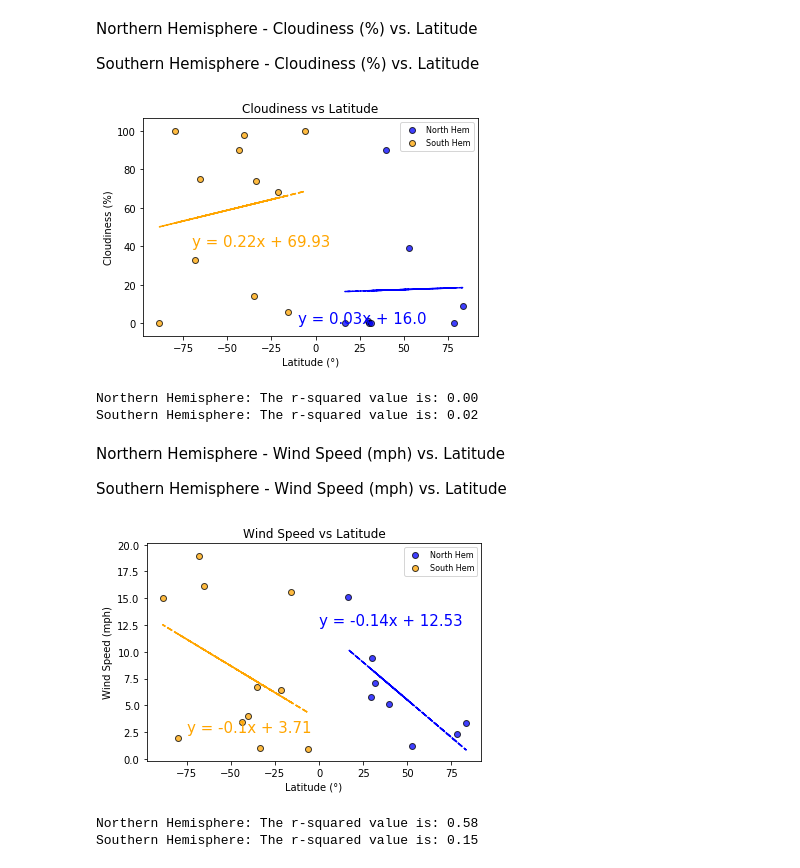
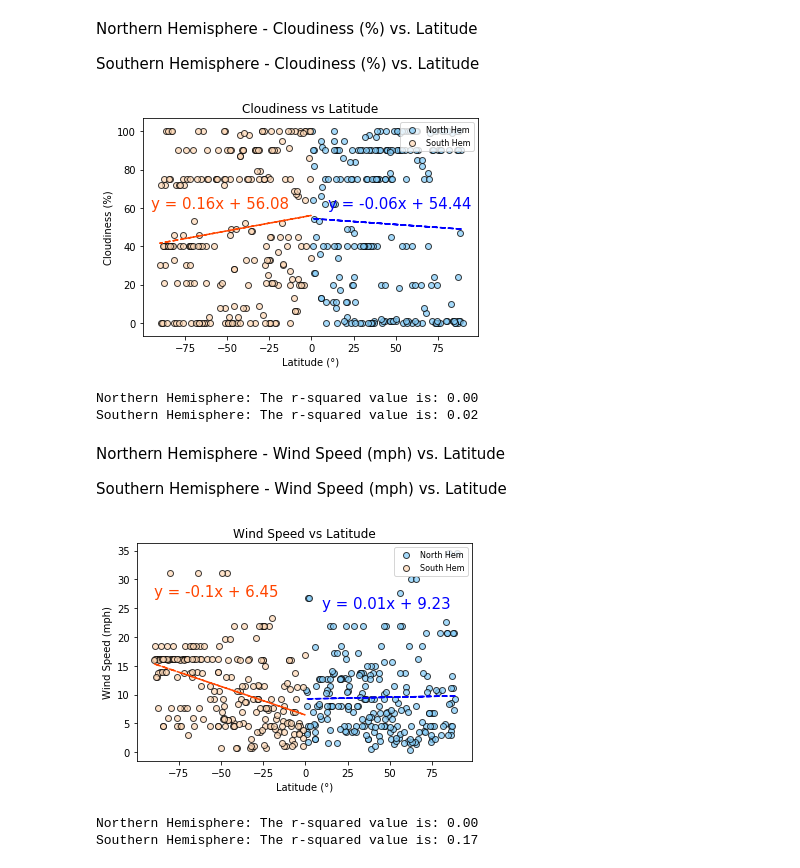
Before and after one commit to annabelcheong/python-api-challenge, a Jupyter notebook: WeatherPy/WeatherPy.ipynb, the cells around one changed output. Saved outputs shown, nothing was run; the diff lists cells and outputs as text; code cells hidden in the pictures.

```diff
--- a/WeatherPy/WeatherPy.ipynb
+++ b/WeatherPy/WeatherPy.ipynb
@@ -81,7 +95,7 @@ cloud_list=[] #Cloudiness
 winds_list=[] #windspeed
 
 
-for x in range(20):
+for x in range(500):
 
     #Random pick of latitude between -90 and 90 deg
     #Save latitudes into list "lat_list"
@@ -608,8 +604,8 @@ regress_values2 = x2_values * slope2 + intercept2 #south hem
 line_eq1 = "y = " + str(round(slope1,2)) + "x + " + str(round(intercept1,2)) #north hem
 line_eq2 = "y = " + str(round(slope2,2)) + "x + " + str(round(intercept2,2)) #south hem
 #Make a scatter plot
-n_graph=plt.scatter(x1_values, y1_values, marker="o", facecolors="blue", edgecolors="black", alpha=0.75,label="North Hem"); #north hem
-s_graph=plt.scatter(x2_values, y2_values, marker="o", facecolors="orange", edgecolors="black", alpha=0.75,label="South Hem"); #south hem
+n_graph=plt.scatter(x1_values, y1_values, marker="o", facecolors="lightskyblue", edgecolors="black", alpha=0.75,label="North Hem"); #north hem
+s_graph=plt.scatter(x2_values, y2_values, marker="o", facecolors="peachpuff", edgecolors="black", alpha=0.75,label="South Hem"); #south hem
 # # The y limits of our scatter plot
 # plt.ylim(min(y1_values)-5, max(y1_values)+5) #north hem
 # plt.ylim(min(y1_values)-5, max(y1_values)+5) #south hem
@@ -618,10 +614,10 @@ s_graph=plt.scatter(x2_values, y2_values, marker="o", facecolors="orange", edgec
 # plt.xlim(min(x2_values)-5, max(x2_values)+5) #south hem
 # #Plot linear regression model
 plt.plot(x1_values,regress_values1,"--",color="blue") #north hem
-plt.plot(x2_values,regress_values2,"--",color="orange") #south hem
+plt.plot(x2_values,regress_values2,"--",color="orangered") #south hem
 #Annotate the linear eqn y=mx+c
-plt.annotate(line_eq1,(-10,0),fontsize=15,color="blue") #north hem
-plt.annotate(line_eq2,(-70,40),fontsize=15,color="orange") #south hem
+plt.annotate(line_eq1,(10,60),fontsize=15,color="blue") #north hem
+plt.annotate(line_eq2,(-95,60),fontsize=15,color="orangered") #south hem
 
 #Label title, x-axis and y-axis
 plt.title("Cloudiness vs Latitude")
@@ -638,7 +634,7 @@ plt.show()
 print(f"Northern Hemisphere: The r-squared value is: {rvalue1**2:.2f}") #north hem
 print(f"Southern Hemisphere: The r-squared value is: {rvalue2**2:.2f}") #south hem
 # %% [output]
-[figure, old version]
+[figure, new version]
 Northern Hemisphere: The r-squared value is: 0.00
 Southern Hemisphere: The r-squared value is: 0.02
 # %% [markdown]
@@ -665,38 +661,38 @@ y2_values = south_df["Wind Speed"] #south hem
 regress_values1 = x1_values * slope1 + intercept1 #north hem
 regress_values2 = x2_values * slope2 + intercept2 #south hem
 line_eq1 = "y = " + str(round(slope1,2)) + "x + " + str(round(intercept1,2)) #north hem
 line_eq2 = "y = " + str(round(slope2,2)) + "x + " + str(round(intercept2,2)) #south hem
 #Make a scatter plot
-n_graph=plt.scatter(x1_values, y1_values, marker="o", facecolors="blue", edgecolors="black", alpha=0.75,label="North Hem"); #north hem
-s_graph=plt.scatter(x2_values, y2_values, marker="o", facecolors="orange", edgecolors="black", alpha=0.75,label="South Hem"); #south hem
+n_graph=plt.scatter(x1_values, y1_values, marker="o", facecolors="lightskyblue", edgecolors="black", alpha=0.75,label="North Hem"); #north hem
+s_graph=plt.scatter(x2_values, y2_values, marker="o", facecolors="peachpuff", edgecolors="black", alpha=0.75,label="South Hem"); #south hem
 # # The y limits of our scatter plot
 # plt.ylim(min(y1_values)-5, max(y1_values)+5) #north hem
 # plt.ylim(min(y1_values)-5, max(y1_values)+5) #south hem
 # # The x limits of our scatter plot
 # plt.xlim(min(x1_values)-5, max(x1_values)+5) #north hem
 # plt.xlim(min(x2_values)-5, max(x2_values)+5) #south hem
 # #Plot linear regression model
 plt.plot(x1_values,regress_values1,"--",color="blue") #north hem
-plt.plot(x2_values,regress_values2,"--",color="orange") #south hem
+plt.plot(x2_values,regress_values2,"--",color="orangered") #south hem
 #Annotate the linear eqn y=mx+c
-plt.annotate(line_eq1,(0,12.5),fontsize=15,color="blue") #north hem
-plt.annotate(line_eq2,(-75,2.5),fontsize=15,color="orange") #south hem
+plt.annotate(line_eq1,(10,25),fontsize=15,color="blue") #north hem
+plt.annotate(line_eq2,(-90,27),fontsize=15,color="orangered") #south hem
 
 #Label title, x-axis and y-axis
 plt.title("Wind Speed vs Latitude")
 plt.xlabel("Latitude (°)")
 plt.ylabel("Wind Speed (mph)")
 
 #Plot legend
 plt.legend(loc="upper right",fontsize=8)
 
 #Show plot
 plt.show()
 
 #Pearson's R Value
 print(f"Northern Hemisphere: The r-squared value is: {rvalue1**2:.2f}") #north hem
 print(f"Southern Hemisphere: The r-squared value is: {rvalue2**2:.2f}") #south hem
 # %% [output]
-[figure, old version]
+[figure, new version]
-Northern Hemisphere: The r-squared value is: 0.58
-Southern Hemisphere: The r-squared value is: 0.15
+Northern Hemisphere: The r-squared value is: 0.00
+Southern Hemisphere: The r-squared value is: 0.17
```
Also changed, not shown: parts of 13 cells of this notebook.
